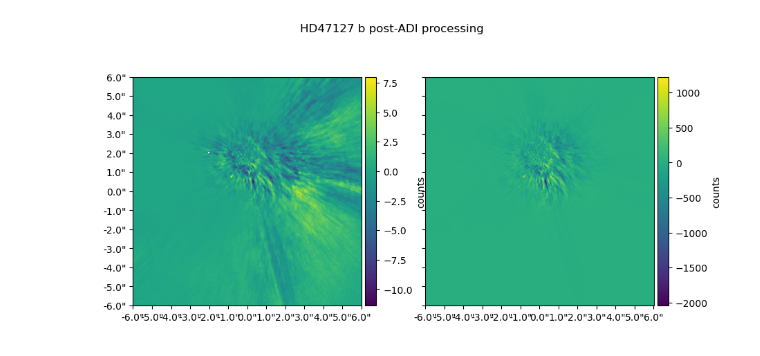
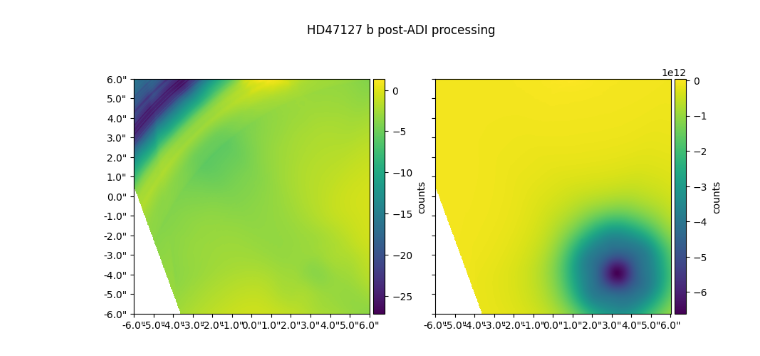
Before and after one commit to benlchang/HD47127-b-ADI, a Jupyter notebook: HD47127_ADI.ipynb, the cells around one changed output. Drawn from its saved outputs; the diff is of its cells as text; code cells hidden in the pictures.

Commit message:
added again, using scikit image registration for cross-correlation

```diff
--- a/HD47127_ADI.ipynb
+++ b/HD47127_ADI.ipynb
@@ -13,6 +13,10 @@ import astropy.units as u
 from importlib import reload
 from mpl_toolkits.axes_grid1 import make_axes_locatable
 from pyklip.kpp.stat.stat_utils import get_image_stat_map
+from skimage.registration import phase_cross_correlation
+from skimage.registration._phase_cross_correlation import _upsampled_dft
+from scipy.ndimage import shift
+from photutils.centroids import centroid_2dg
 %matplotlib inline
 
 #define functions for display
@@ -24,9 +28,7 @@ def add_cbar(im,ax,f,lb="counts"):
     cax = divider.append_axes('right',size='5%',pad=0.05)
     f.colorbar(im,cax=cax,orientation='vertical',label=lb)
 
-def set_display(stampsz,stampcen=None,tickint=1):
-    if stampcen == None:
-        stampcen = ((stampsz-1)/2.,(stampsz-1)/2.)
+def set_display(stampsz,stampcen,tickint=1):
     mnx=int(stampcen[0]-stampsz/2)
     mxx=int(stampcen[0]+stampsz/2+1)
     mny=int(stampcen[1]-stampsz/2)
@@ -43,74 +45,73 @@ def set_display(stampsz,stampcen=None,tickint=1):
 def cADI_NIRC2(flist, write_intermediate=False):
 
     #get data from fits, create raw image arrays
-    #could use either one single SNR map or the median of all SNR maps
     rawcube = np.zeros((len(flist),1024,1024))
-    image_cc = np.zeros((len(flist),1024,1024))
-    #SNR_map = np.zeros((len(flist),1024,1024))
-    #image_cc = np.zeros((1024,1024))
-    SNR_map = np.zeros((1024,1024))
+    aligned_cube = np.zeros((len(flist),1024,1024))
+    cccube = np.zeros((1024,1024))
     subcube = np.zeros((len(flist),1024,1024))
     derotcube = np.zeros((len(flist),1024,1024))
+    SNR_map = np.zeros((1024,1024))
+    ctrs=[]
+    vertangs = []
+    #ctrs = [502+np.argmax(np.mean(kernel_gauss,axis=0)),502+np.argmax(np.mean(kernel_gauss,axis=1))]
 
-    x_grid,y_grid= np.meshgrid(np.arange(507,517),np.arange(507,517))
-    kernel_gauss = gauss2d(x_grid,y_grid, amplitude = 40.0, xo = 512.0, yo = 512.0, sigma_x = 1.0, sigma_y = 1.0)
-    center = [512,512]
-    ctrs = []
-    vertangs = []
     for i in np.arange(len(flist)):
         rawcube[i,:,:] = fits.getdata(flist[i])
+        fits.writeto('rawIMG.fits',rawcube[0,:,:],overwrite=True)
         head = fits.getheader(flist[i],ext=0)
-        if i == 0:
-            print(head)
-        #need RAOFF, DECOFF, resolution/RA per pixel
-        #printstr = 'DPIXX: ' + str(head['DPIXX']) + ' DPIXY: ' + str(head['DPIXY'])
-        #printstr = ''
-        #printstr = 'RA: ' + str(head['RA']) + ' DEC: ' + str(head['DEC']) + ' TARGRA: ' + str(head['TARGRA']) + ' TARGDEC: ' + str(head['TARGDEC']) + ' RAOFF: ' + str(head['RAOFF']) + ' DECOFF: ' + str(head['DECOFF'])
-        #print(printstr)
-        cen = (head['STARCX'], head['STARCY']) ##cross-correlation, poisson
-        ctrs.append(cen)
-        #va = head['PARANTEL'] - head['PARANG']
-        #va = head['ROTPOSN']
-        va = -1*head['PARANG'] + head['ROTPPOSN'] - head['INSTANGL']
-        #print(va)
-        vertangs.append(va) ##check paper
 
 
+        if i == 0:
+            ctrs.append(centroid_2dg(rawcube[0,:,:],error=None,mask=None))
+            aligned_cube[0,:,:] = rawcube[0,:,:]
+            x_grid,y_grid= np.meshgrid(np.arange(-10,10),np.arange(-10,10))
+            kernel_gauss = gauss2d(x_grid,y_grid, amplitude = 40.0, xo = 0, yo = 0, sigma_x = 1.0, sigma_y = 1.0)
+        else:
+            shifts, error, diffphase = phase_cross_correlation(rawcube[0,:,:], rawcube[i,:,:],upsample_factor=10)
+            image_product = np.fft.fft2(rawcube[0,:,:]) * np.fft.fft2(rawcube[i,:,:])
+            aligned_cube[i,:,:] = np.fft.fftshift(np.fft.ifft2(image_product))
+            #print(ctrs[0]-shift)
+            print(shifts)
+            #aligned_cube[i,:,:] = shift(rawcube[i,:,:],shifts)
+            #image_product = np.fft.fft2(rawcube[0,:,:]) * np.fft.fft2(rawcube[i,:,:]).conj()
+            #rawcube[i,:,:] = np.fft.fftshift(np.fft.ifft2(image_product))
+            #rawcube[i,:,:] = _upsampled_dft(rawcube[i,:,:], 1024, 1024, (shift*100)+75).conj()
 
-        #center the images at same point using cross-correlation
+        va = head['ROTPPOSN'] #- head['INSTANGL'] + head['PARANG']
+        vertangs.append(-va) ##check paper
 
-    #rotate images and align
-    medcube = np.nanmedian(rawcube,axis=0)
+    medcube = np.nanmedian(aligned_cube,axis=0)
+    fits.writeto('medIMG.fits',medcube,overwrite=True)
 
-    cccube = np.zeros((1024,1024))
     for i in np.arange(len(flist)):
         subcube[i,:,:] =  rawcube[i,:,:] - medcube
+        derotcube[i,:,:] = klip.rotate(subcube[i,:,:], vertangs[i], ctrs[0], new_center=(512,512)) ##check tutorial
 
-        derotcube[i,:,:] = klip.rotate(subcube[i,:,:], vertangs[i], ctrs[i], new_center=(612,412))
-        ##check tutorial
-        #derotcube[i,:,:] = klip.rotate(subcube[i,:,:], vertangs[i], ctrs[i], new_center=(612,412))
-        #derotcube[i,:,:] = calculate_cc(derotcube[i,:,:],kernel_gauss,spectrum=None,nans2zero=True)
+    fits.writeto('subIMG.fits',subcube[1,:,:],overwrite=True)
+
     #take median and return
-    #medsnr = np.nanmedian(SNR_map, axis=0)    #uncomment if taking median SNR
     med_derot = np.nanmedian(derotcube, axis=0)
-    fits.writeto('new.fits',med_derot,overwrite=True)
+    fits.writeto('med_derotIMG.fits',med_derot,overwrite=True)
     cccube[:,:] = calculate_cc(med_derot[:,:],kernel_gauss,spectrum=None,nans2zero=True)
     SNR_map[:,:] = get_image_stat_map(cccube,
-                                               centroid = center,
+                                               centroid = ctrs[0],
                                                r_step=2,
                                                Dr = 2,
                                                type = "SNR")
-    fits.writeto('askjdbawud.fits',SNR_map,overwrite=True)
-    return SNR_map, med_derot
+    fits.writeto('snr_ccIMG.fits',SNR_map,overwrite=True)
+    return SNR_map, med_derot, ctrs[0]
 
 
 datadir = 'HD47127_data/Dec_2023/'
 flist = sorted(glob.glob(datadir + '*.fits'))
+
+flist_adi, med, cen = cADI_NIRC2(flist, write_intermediate=False)
+print(cen)
 stampsz = 600
-rg, ticks, ticklabels_str = set_display(stampsz, stampcen=(412,612))
-mnx,mxx,mny,mxy = rg
+rg, ticks, ticklabels_str = set_display(stampsz, stampcen=cen)
+(mnx,mxx,mny,mxy) = rg
 
-flist_adi, med = cADI_NIRC2(flist, write_intermediate=False)
+
 f,(ax1, ax2) = plt.subplots(1,2,sharex=True,sharey=True,figsize=(10,5))
 f.suptitle("HD47127 b post-ADI processing")
 im1 = ax1.imshow(flist_adi[mnx:mxx,mny:mxy],origin='lower')
@@ -141 +159 @@ SIMPLE  =                    T / conforms to FITS standard
-[figure, old version]
+[figure, new version]
```
Also changed, not shown: parts of 2 cells of this notebook.
